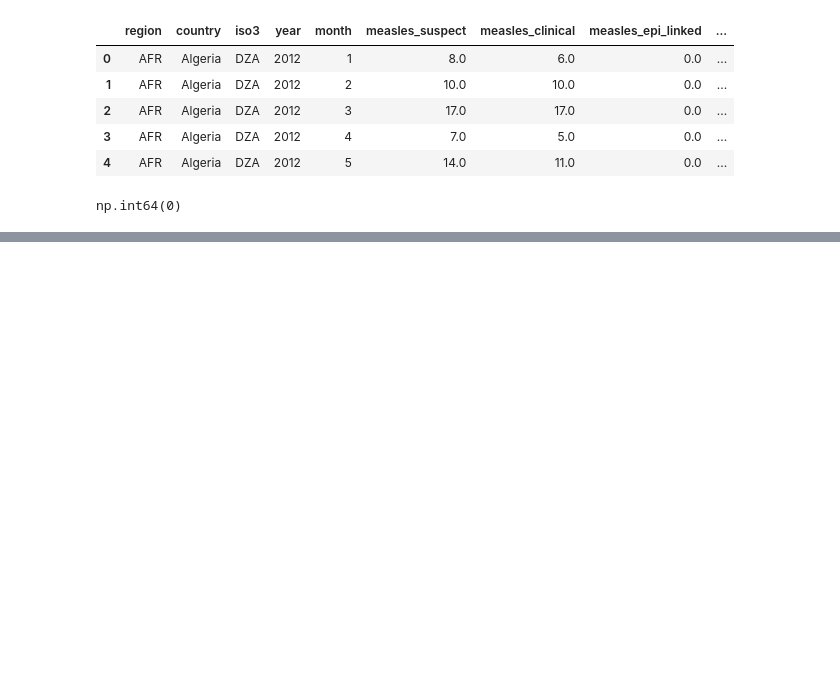
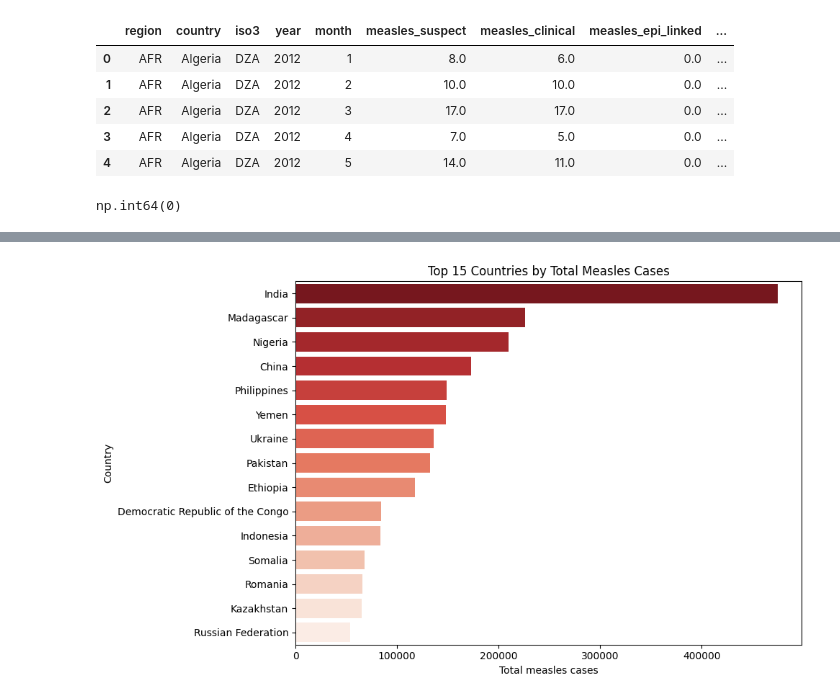
Before and after one commit to onchonga-programmer/measles-around-the-world, a Jupyter notebook: notebooks/monthly_measles.ipynb, the cells around one changed output, grey strips where cells are left out. Saved outputs shown, nothing was run; the diff lists cells and outputs as text; code cells hidden in the pictures; blank space fills up the shorter version.

```diff
--- a/notebooks/monthly_measles.ipynb
+++ b/notebooks/monthly_measles.ipynb
@@ -170,0 +300,18 @@ print(f"Saved cleaned data to: {output_path}")
+# %%
+# Top 15 countries by total measles burden
+top_countries = (
+    eda_df.groupby("country", as_index=False)["measles_total"]
+    .sum(min_count=1)
+    .sort_values("measles_total", ascending=False)
+    .head(15)
+)
+
+plt.figure(figsize=(10, 6))
+sns.barplot(data=top_countries, y="country", x="measles_total", palette="Reds_r")
+plt.title("Top 15 Countries by Total Measles Cases")
+plt.xlabel("Total measles cases")
+plt.ylabel("Country")
+plt.tight_layout()
+plt.show()
+# %% [output]
+[figure, added]
```
Also changed, not shown: parts of 11 cells of this notebook.
